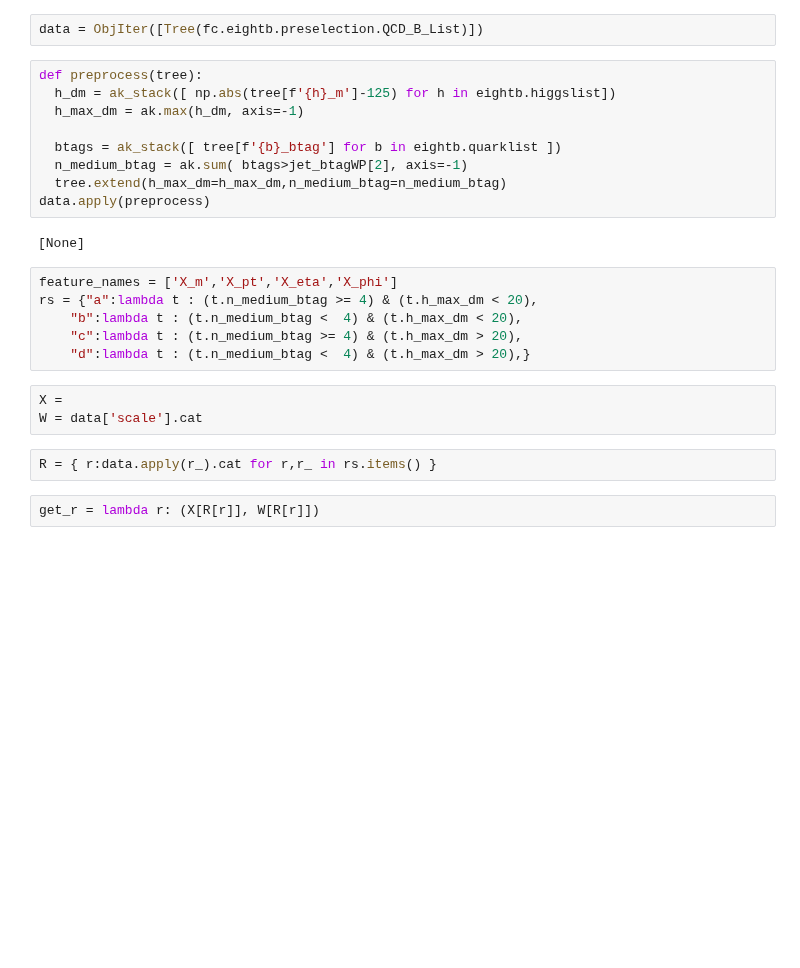
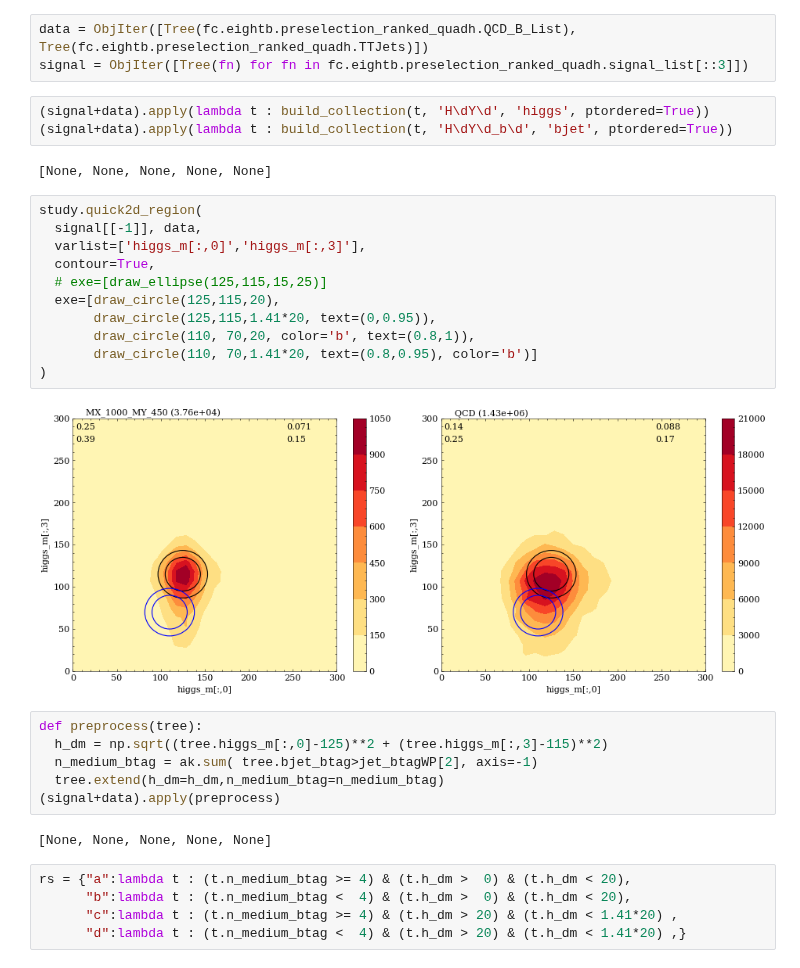
Before and after one commit to ekoenig4/analysis, a Jupyter notebook: jupyter/eightb/bdt/test_benchmark.ipynb, the cells around one changed output. Cells and saved outputs as stored; diff of their text form; blank space fills up the shorter version.

```diff
--- a/jupyter/eightb/bdt/test_benchmark.ipynb
+++ b/jupyter/eightb/bdt/test_benchmark.ipynb
@@ -27,26 +35,34 @@ from utils import *
-# %%
-data = ObjIter([Tree(fc.eightb.preselection.QCD_B_List)])
+# %%
+data = ObjIter([Tree(fc.eightb.preselection_ranked_quadh.QCD_B_List), Tree(fc.eightb.preselection_ranked_quadh.TTJets)])
+signal = ObjIter([Tree(fn) for fn in fc.eightb.preselection_ranked_quadh.signal_list[::3]])
+# %%
+(signal+data).apply(lambda t : build_collection(t, 'H\dY\d', 'higgs', ptordered=True))
+(signal+data).apply(lambda t : build_collection(t, 'H\dY\d_b\d', 'bjet', ptordered=True))
+# %% [output]
+[None, None, None, None, None]
+# %%
+study.quick2d_region(
+  signal[[-1]], data,
+  varlist=['higgs_m[:,0]','higgs_m[:,3]'],
+  contour=True,
+  # exe=[draw_ellipse(125,115,15,25)]
+  exe=[draw_circle(125,115,20),
+       draw_circle(125,115,1.41*20, text=(0,0.95)),
+       draw_circle(110, 70,20, color='b', text=(0.8,1)),
+       draw_circle(110, 70,1.41*20, text=(0.8,0.95), color='b')]
+)
+# %% [output]
+[figure, added]
 # %%
 def preprocess(tree):
-  h_dm = ak_stack([ np.abs(tree[f'{h}_m']-125) for h in eightb.higgslist])
-  h_max_dm = ak.max(h_dm, axis=-1)
-
-  btags = ak_stack([ tree[f'{b}_btag'] for b in eightb.quarklist ])
-  n_medium_btag = ak.sum( btags>jet_btagWP[2], axis=-1)
-  tree.extend(h_max_dm=h_max_dm,n_medium_btag=n_medium_btag)
-data.apply(preprocess)
+  h_dm = np.sqrt((tree.higgs_m[:,0]-125)**2 + (tree.higgs_m[:,3]-115)**2)
+  n_medium_btag = ak.sum( tree.bjet_btag>jet_btagWP[2], axis=-1)
+  tree.extend(h_dm=h_dm,n_medium_btag=n_medium_btag)
+(signal+data).apply(preprocess)
 # %% [output]
-[None]
+[None, None, None, None, None]
 # %%
-feature_names = ['X_m','X_pt','X_eta','X_phi']
-rs = {"a":lambda t : (t.n_medium_btag >= 4) & (t.h_max_dm < 20),
-    "b":lambda t : (t.n_medium_btag <  4) & (t.h_max_dm < 20),
-    "c":lambda t : (t.n_medium_btag >= 4) & (t.h_max_dm > 20),
-    "d":lambda t : (t.n_medium_btag <  4) & (t.h_max_dm > 20),}
+rs = {"a":lambda t : (t.n_medium_btag >= 4) & (t.h_dm >  0) & (t.h_dm < 20),
+      "b":lambda t : (t.n_medium_btag <  4) & (t.h_dm >  0) & (t.h_dm < 20),
+      "c":lambda t : (t.n_medium_btag >= 4) & (t.h_dm > 20) & (t.h_dm < 1.41*20) ,
+      "d":lambda t : (t.n_medium_btag <  4) & (t.h_dm > 20) & (t.h_dm < 1.41*20) ,}
-# %%
-X =
-W = data['scale'].cat
-# %%
-R = { r:data.apply(r_).cat for r,r_ in rs.items() }
-# %%
-get_r = lambda r: (X[R[r]], W[R[r]])
```
Also changed, not shown: parts of 16 cells of this notebook, 9 other files.
